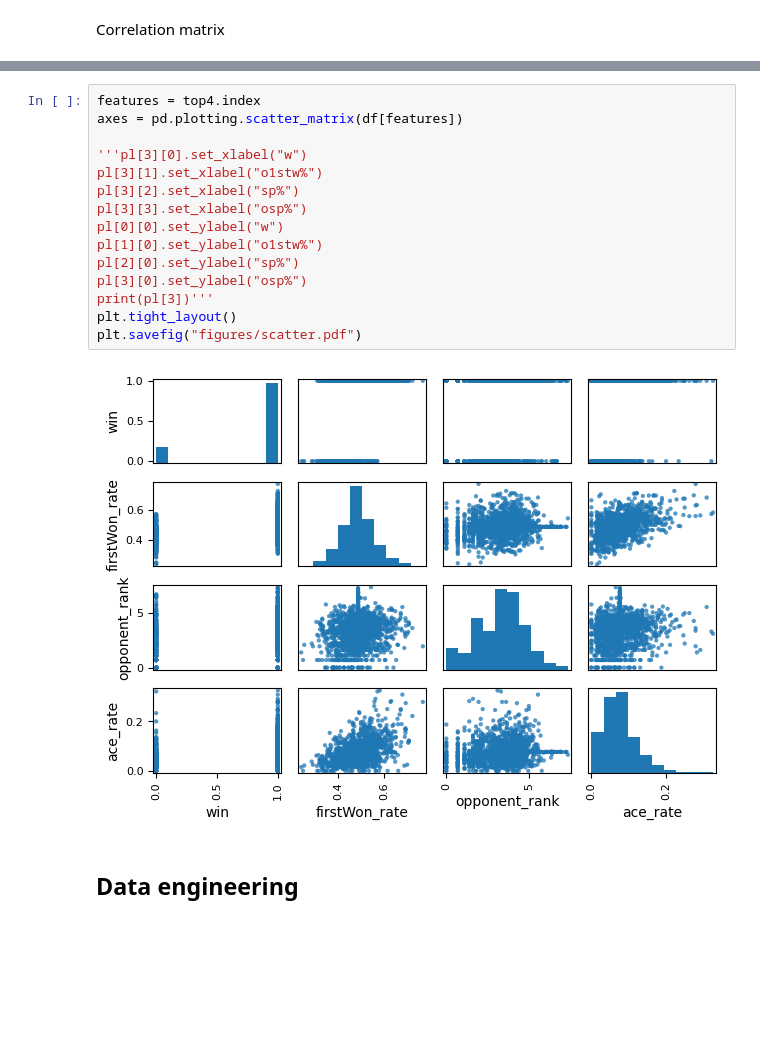
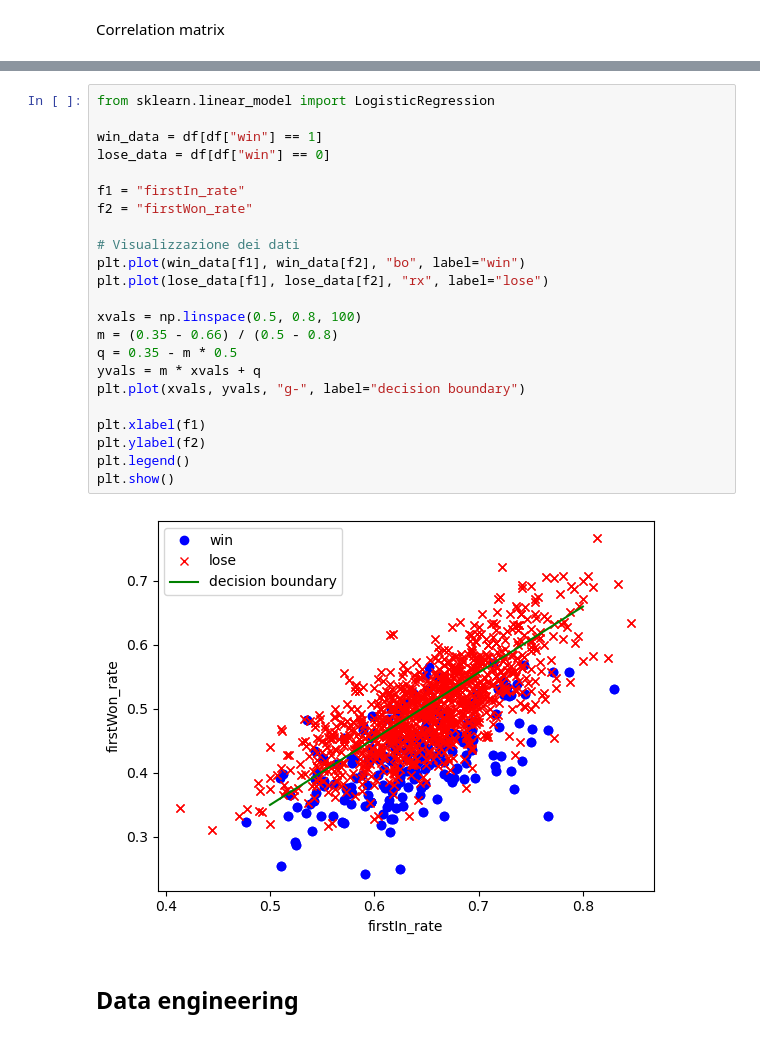
Before and after one commit to Matteo294/ATP-analysis, a Jupyter notebook: MLmodel/ml.ipynb, the cells around one changed output, grey strips where cells are left out. Drawn from its saved outputs; the diff is of its cells as text; blank space fills up the shorter version.

```diff
--- a/MLmodel/ml.ipynb
+++ b/MLmodel/ml.ipynb
@@ -236,20 +192,28 @@ Index(['win', 'firstWon_rate', 'opponent_rank', 'ace_rate'], dtype='object')
-# %%
-features = top4.index
-axes = pd.plotting.scatter_matrix(df[features])
-
-'''pl[3][0].set_xlabel("w")
-pl[3][1].set_xlabel("o1stw%")
-pl[3][2].set_xlabel("sp%")
-pl[3][3].set_xlabel("osp%")
-pl[0][0].set_ylabel("w")
-pl[1][0].set_ylabel("o1stw%")
-pl[2][0].set_ylabel("sp%")
-pl[3][0].set_ylabel("osp%")
-print(pl[3])'''
-plt.tight_layout()
-plt.savefig("figures/scatter.pdf")
-# %% [output]
-[figure, removed]
+# %%
+from sklearn.linear_model import LogisticRegression
+
+win_data = df[df["win"] == 1]
+lose_data = df[df["win"] == 0]
+
+f1 = "firstIn_rate"
+f2 = "firstWon_rate"
+
+# Visualizzazione dei dati
+plt.plot(win_data[f1], win_data[f2], "bo", label="win")
+plt.plot(lose_data[f1], lose_data[f2], "rx", label="lose")
+
+xvals = np.linspace(0.5, 0.8, 100)
+m = (0.35 - 0.66) / (0.5 - 0.8)
+q = 0.35 - m * 0.5
+yvals = m * xvals + q
+plt.plot(xvals, yvals, "g-", label="decision boundary")
+
+plt.xlabel(f1)
+plt.ylabel(f2)
+plt.legend()
+plt.show()
+# %% [output]
+[figure, added]
 # %% [markdown]
 ## Data engineering
 # %% [markdown]
```
Also changed, not shown: parts of 15 cells of this notebook.
